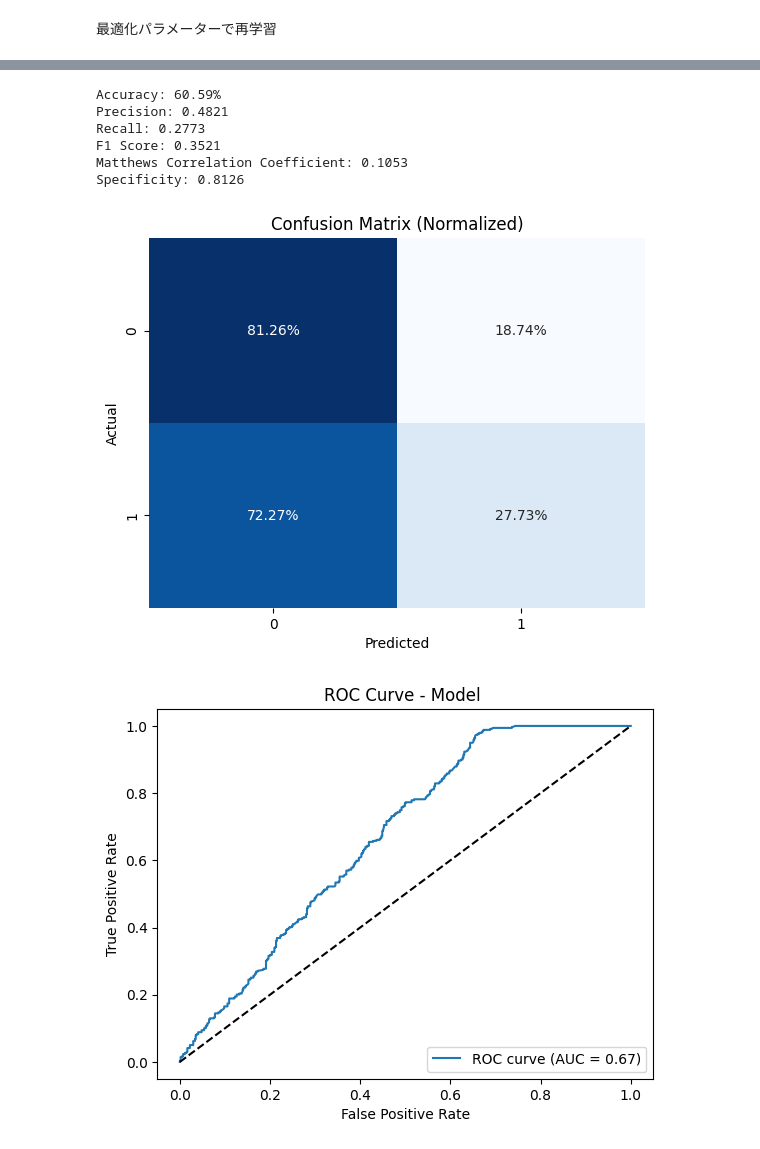
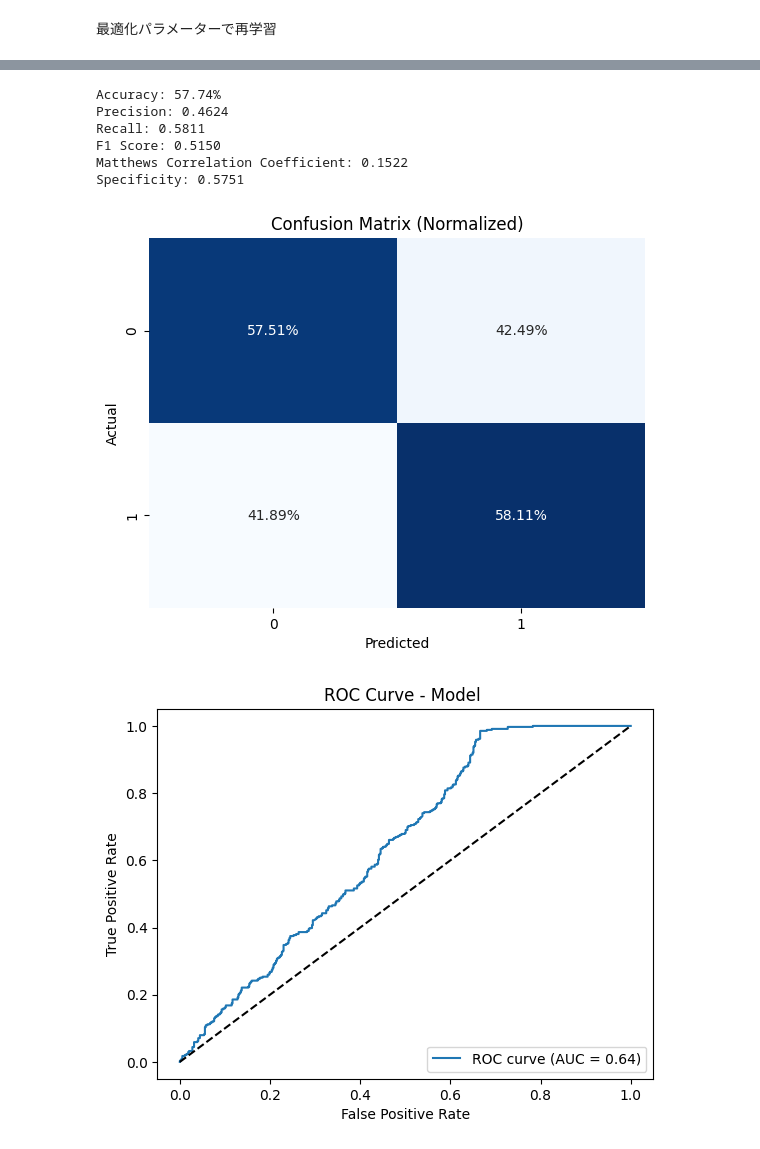
Before and after one commit to KasaharaGen/DengueFeverdetection, a Jupyter notebook: src/nn_model/DNN_1.ipynb, the cells around one changed output, grey strips where cells are left out. Saved outputs shown, nothing was run; the diff lists cells and outputs as text; code cells hidden in the pictures.

```diff
--- a/src/nn_model/DNN_1.ipynb
+++ b/src/nn_model/DNN_1.ipynb
@@ -68,10 +63,10 @@ class DNN(nn.Module):
 学習データセットの作成
 # %%
 train_dataset = torch.utils.data.TensorDataset(X_train_tensor, y_train_tensor)
-train_loader = torch.utils.data.DataLoader(dataset=train_dataset, batch_size=32, shuffle=True)
+train_loader = torch.utils.data.DataLoader(dataset=train_dataset, batch_size=4, shuffle=True)
 
 val_dataset = torch.utils.data.TensorDataset(X_val_tensor, y_val_tensor)
-val_loader = torch.utils.data.DataLoader(dataset=val_dataset, batch_size=32, shuffle=False)
+val_loader = torch.utils.data.DataLoader(dataset=val_dataset, batch_size=4, shuffle=False)
 # %% [markdown]
 Optunaの設定
 # %%
@@ -186,0 +179,8 @@ Final MCC: 0.1302
+# %%
+best_params = study.best_params
+
+# JSON形式で保存
+with open("../../optim_param/optim_DNN_1_params.json", "w") as f:
+    json.dump(best_params, f)
+
+print("Best parameters saved to 'best_params.json'")
@@ -188,13 +190,7 @@ Final MCC: 0.1302
 最適化パラメーターで再学習
 # %%
 best_params=study.best_params
-model = DNN(input_dim=X_train_tensor.shape[1],
-            hidden_units1=best_params["hidden_units1"],
-            hidden_units2=best_params["hidden_units2"],
-            hidden_units3=best_params["hidden_units3"],
-            hidden_units4=best_params["hidden_units4"],
-            dropout_rate=best_params["dropout_rate"]
-            ).to(device)
+model = DNN_1(input_dim=X_train_tensor.shape[1],dropout_rate=best_params["dropout_rate"]).to(device)
 
 # 最適化と訓練を実行
 optimizer = optim.Adam(model.parameters(), lr=best_params["learning_rate"],weight_decay=best_params["weight_decay"])
@@ -213,7 +209,7 @@ for epoch in range(num_epochs):
         X_batch, y_batch = X_batch.to(device), y_batch.to(device)
         optimizer.zero_grad()
         outputs = model(X_batch).squeeze()
-        loss = criterion(outputs, y_batch)
+        loss = criterion(outputs, y_batch.squeeze())
         loss.backward()
         optimizer.step()
         epoch_train_loss += loss.item()
@@ -227,7 +223,7 @@ for epoch in range(num_epochs):
             for X_val, y_val in val_loader:
                 X_val, y_val = X_val.to(device), y_val.to(device)
                 val_outputs = model(X_val).squeeze()
-                val_loss = criterion(val_outputs, y_val)
+                val_loss = criterion(val_outputs, y_val.squeeze())
                 epoch_val_loss += val_loss.item()
 
         avg_val_loss = epoch_val_loss / len(val_loader)
@@ -276,7 +272,7 @@ with torch.no_grad():
 
     # 予測と確率
     test_outputs = model(X_test_tensor).squeeze()
-    predictions = (test_outputs >= 0.5).float()
+    predictions = (test_outputs >0.49).float()
     y_true = y_test_tensor.cpu().numpy()
     y_pred = predictions.cpu().numpy()
     y_prob = test_outputs.cpu().numpy()
@@ -297,38 +293,38 @@ with torch.no_grad():
 
     # 混同行列（割合表示）
     cm = confusion_matrix(y_true, y_pred, normalize='true')
     sns.heatmap(cm, annot=True, fmt=".2%", cmap="Blues", cbar=False)
     plt.xlabel("Predicted")
     plt.ylabel("Actual")
     plt.title(f"Confusion Matrix (Normalized)")
     plt.show()
 
     # ROC曲線とAUC
     fpr, tpr, thresholds = roc_curve(y_true, y_prob)
     roc_auc = auc(fpr, tpr)
     plt.plot(fpr, tpr, label=f'ROC curve (AUC = {roc_auc:.2f})')
     plt.plot([0, 1], [0, 1], 'k--')
     plt.xlabel('False Positive Rate')
     plt.ylabel('True Positive Rate')
     plt.title(f'ROC Curve - Model ')
     plt.legend(loc="lower right")
     plt.show()
 
     # Precision-Recall曲線
     precision_curve, recall_curve, pr_thresholds = precision_recall_curve(y_true, y_prob)
     pr_auc = auc(recall_curve, precision_curve)
     plt.plot(recall_curve, precision_curve, label=f'PR curve (AUC = {pr_auc:.2f})')
     plt.xlabel('Recall')
     plt.ylabel('Precision')
     plt.title(f'Precision-Recall Curve ')
     plt.legend(loc="lower left")
     plt.show()
 # %% [output]
-Accuracy: 60.59%
-Precision: 0.4821
-Recall: 0.2773
-F1 Score: 0.3521
-Matthews Correlation Coefficient: 0.1053
-Specificity: 0.8126
+Accuracy: 57.74%
+Precision: 0.4624
+Recall: 0.5811
+F1 Score: 0.5150
+Matthews Correlation Coefficient: 0.1522
+Specificity: 0.5751
-[figure, old version]
+[figure, new version]
-[figure, old version]
+[figure, new version]
```
Also changed, not shown: parts of 8 cells of this notebook, 32 other files.
